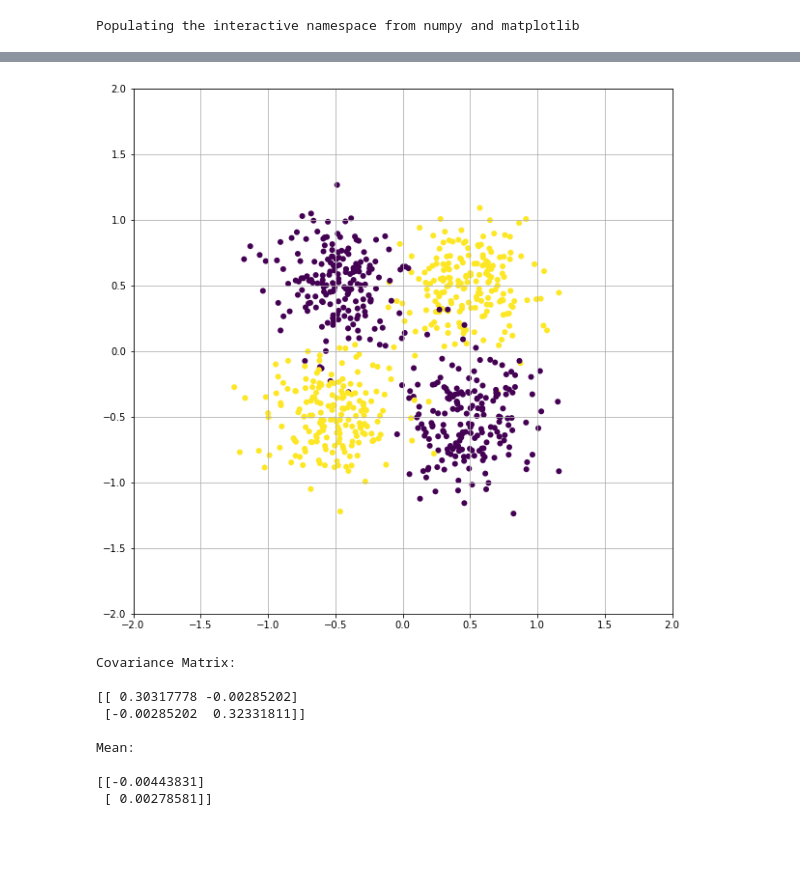
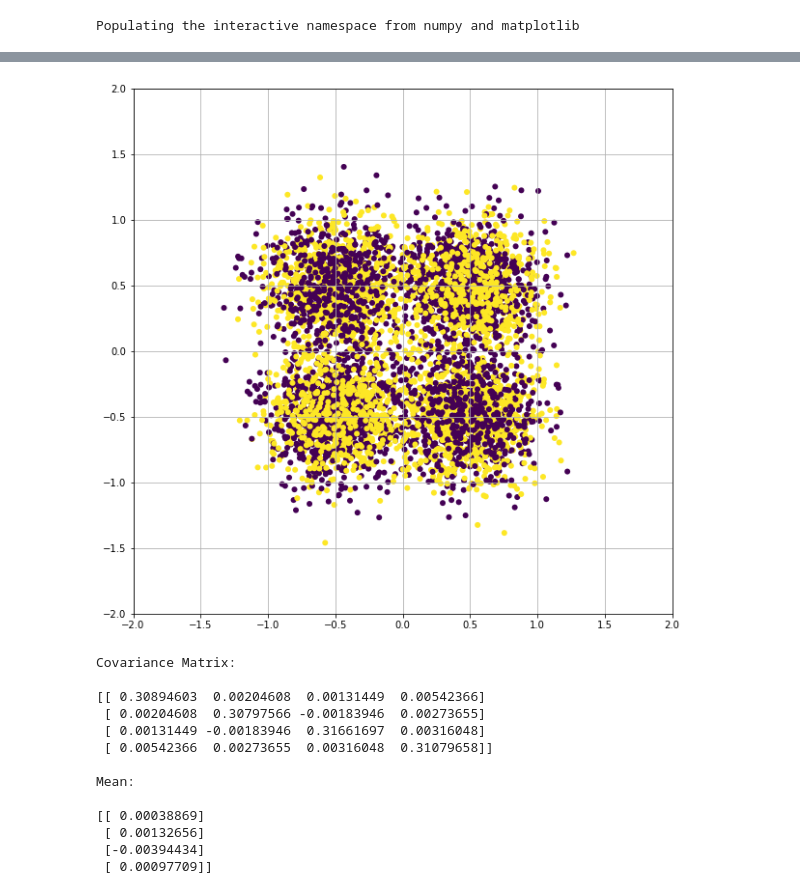
Before and after one commit to williamrxu/ndd-workspace, a Jupyter notebook: makeblob.ipynb, the cells around one changed output, grey strips where cells are left out. Drawn from its saved outputs; the diff is of its cells as text; code cells hidden in the pictures; blank space fills up the shorter version.

```diff
--- a/makeblob.ipynb
+++ b/makeblob.ipynb
@@ -6,16 +6,19 @@ import itertools
 # %% [output]
 Populating the interactive namespace from numpy and matplotlib
 # %%
-'''
-z = np.full(shape=2**n_features, fill_value=n_samples)
+def make_2DGaussXOR(n_samples):
+    n = int(n_samples / 4)
+    std = 0.25
 
-X1,_ = datasets.make_blobs(n_samples=z, n_features=3, centers=c[0:n_clu:2, :], cluster_std=0.5)
-X2,_ = datasets.make_blobs(n_samples=z, n_features=3, centers=c[1:n_clu:2, :], cluster_std=0.5)
-y1 = np.zeros((int) (n * n_clu / 2))
-y2 = np.ones((int) (n * n_clu / 2))
+    c = np.array(list(itertools.product([0.5, -0.5], repeat=2)))
+    z = np.full(shape=2, fill_value=n)
 
-X = np.concatenate((X1, X2))
-y = np.concatenate((y1, y2))
+    X1,_ = datasets.make_blobs(n_samples=z, n_features=2, centers=c[[0,3], :], cluster_std=std)
+    X2,_ = datasets.make_blobs(n_samples=z, n_features=2, centers=c[[1,2], :], cluster_std=std)
+    y1 = np.ones(n*2)
+    y2 = np.zeros(n*2)
 
-scatter(X[:,0], X[:,1], c=y, alpha=0.5, edgecolor='none');
-'''
+    X = np.concatenate((X1, X2))
+    y = np.concatenate((y1, y2))
+
+    return X,y
@@ -23,0 +25,9 @@ scatter(X[:,0], X[:,1], c=y, alpha=0.5, edgecolor='none');
+# %%
+X,y = make_2DGaussXOR(1500)
+
+fig = plt.figure(figsize=(10,10))
+ax = fig.add_subplot(111)
+ax.scatter(X[:,0], X[:,1], c=y, edgecolor='none');
+ax.set_xlim([-2,2])
+ax.set_ylim([-2,2])
+ax.grid(which='major', axis='both')
@@ -24,7 +36,7 @@ scatter(X[:,0], X[:,1], c=y, alpha=0.5, edgecolor='none');
 # %%
-def make_GaussXOR(n_samples, n_features):
-    n = int(n_samples / 4)
-    f = n_features
+def make_nDGaussXOR(n_samples, n_dimensions):
+    f = n_dimensions
+    n = int(n_samples / f)
     c = np.array(list(itertools.product([0.5, -0.5], repeat=f)))
 
     for i in range(2**f):
@@ -47,12 +57,14 @@ X,y = make_GaussXOR(750, 2)
 # %%
+X,y = make_nDGaussXOR(1500, 4)
+
 fig = plt.figure(figsize=(10,10))
 ax = fig.add_subplot(111)
 ax.scatter(X[:,0], X[:,1], c=y, edgecolor='none');
 ax.set_xlim([-2,2])
 ax.set_ylim([-2,2])
 ax.grid(which='major', axis='both')
 # %% [output]
-[figure, old version]
+[figure, new version]
 # %%
 m = X.T.mean(axis=1) # calculate the mean of each row
 m = m[:, np.newaxis] # reshape the mean
@@ -66,10 +78,14 @@ print(m)
 # %% [output]
 Covariance Matrix:
 
-[[ 0.30317778 -0.00285202]
- [-0.00285202  0.32331811]]
+[[ 0.30894603  0.00204608  0.00131449  0.00542366]
+ [ 0.00204608  0.30797566 -0.00183946  0.00273655]
+ [ 0.00131449 -0.00183946  0.31661697  0.00316048]
+ [ 0.00542366  0.00273655  0.00316048  0.31079658]]
 
 Mean:
 
-[[-0.00443831]
- [ 0.00278581]]
+[[ 0.00038869]
+ [ 0.00132656]
+ [-0.00394434]
+ [ 0.00097709]]
```
Also changed, not shown: parts of 3 cells of this notebook.
